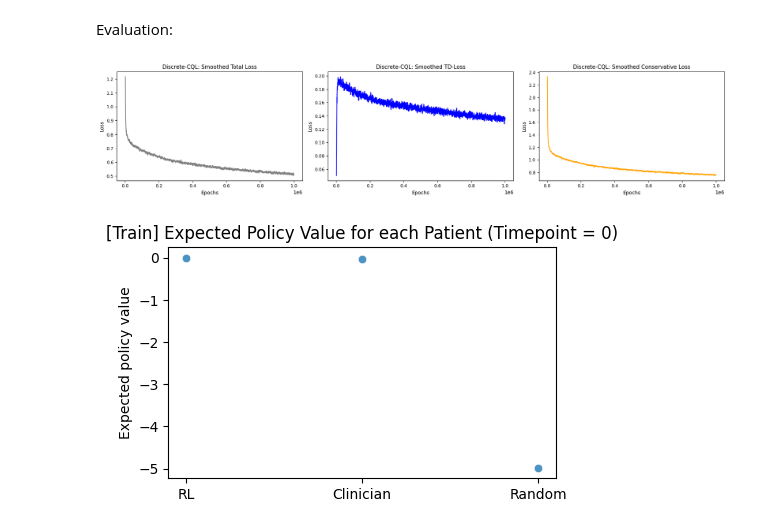
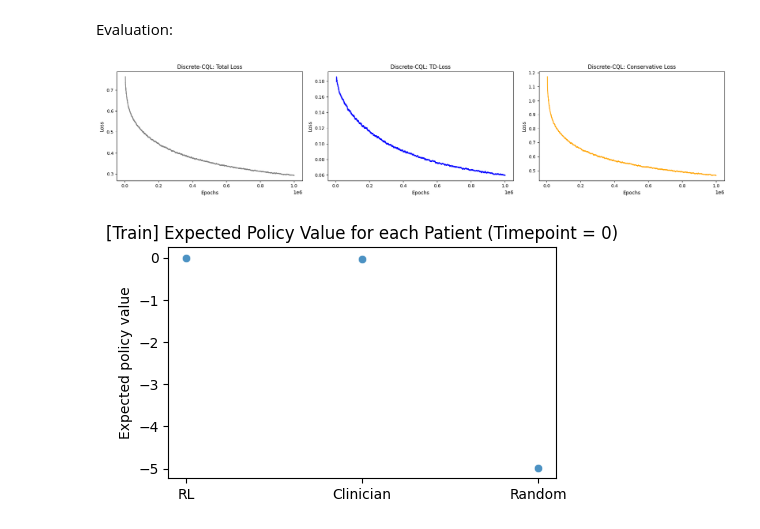
Before and after one commit to RuoqingEvelineWang/CS5446, a Jupyter notebook: notebooks/Clare-Hypotension.ipynb, the cells around one changed output. Drawn from its saved outputs; the diff is of its cells as text; code cells hidden in the pictures.

```diff
--- a/notebooks/Clare-Hypotension.ipynb
+++ b/notebooks/Clare-Hypotension.ipynb
@@ -874,7 +823,7 @@ class DiscreteCQL:
         # copy weights to target model
         self.target_network.load_state_dict(self.q_network.state_dict())
 
-        self.optimizer = optim.Adam(self.q_network.parameters(), lr=1e-5)
+        self.optimizer = optim.Adam(self.q_network.parameters(), lr=1e-4)
 
         # losses
         self.td_losses = []
@@ -953,5 +902,5 @@ class DiscreteCQL:
 # %%
 # train discrete cql agent
 discrete_cql_agent = DiscreteCQL(state_dim=18, action_dim=16)
-discrete_cql_agent.train(replay_buffer, num_steps=1000000)
+discrete_cql_agent.train(replay_buffer, num_steps=600000)
 # %% [output]
@@ -974,0 +924,3 @@ discrete_cql_agent.train(replay_buffer, num_steps=1000000)
+# %%
+# continue training
+discrete_cql_agent.train(replay_buffer, num_steps=400000)
@@ -974,0 +945,3 @@ discrete_cql_agent.train(replay_buffer, num_steps=1000000)
+# %%
+# continue training
+discrete_cql_agent.train(replay_buffer, num_steps=500000)
@@ -980,36 +956,36 @@ discrete_cql_agent.save_model(filepath="DiscreteCQL/models.pth")
 Evaluation:
 # %%
 # Smoothing with a window size of 5000
-window_size = 2000
+window_size = 5000
 smoothed_losses = smooth(discrete_cql_agent.cql_losses, window_size)
 smoothed_td_losses = smooth(discrete_cql_agent.td_losses, window_size)
 smoothed_cons_losses = smooth(discrete_cql_agent.conservative_losses, window_size)
 
 # Plotting
 fig, (ax1, ax2, ax3) = plt.subplots(1, 3, figsize=(18, 4))
 
 ax1.plot(range(window_size-1, len(discrete_cql_agent.cql_losses)), smoothed_losses, label="Total Loss", color="gray")
 ax1.set_xlabel("Epochs", size=10)
 ax1.set_ylabel("Loss", size=10)
-ax1.set_title("Discrete-CQL: Smoothed Total Loss", size=11)
+ax1.set_title("Discrete-CQL: Total Loss", size=11)
 ax1.tick_params(labelsize=9)
 
 ax2.plot(range(window_size-1, len(discrete_cql_agent.td_losses)), smoothed_td_losses, label="TD Loss", color="blue")
 ax2.set_xlabel("Epochs", size=10)
 ax2.set_ylabel("Loss", size=10)
-ax2.set_title("Discrete-CQL: Smoothed TD-Loss", size=11)
+ax2.set_title("Discrete-CQL: TD-Loss", size=11)
 ax2.tick_params(labelsize=9)
 
 ax3.plot(range(window_size-1, len(discrete_cql_agent.conservative_losses)), smoothed_cons_losses, label="Conservative Loss", color='orange')
 ax3.set_xlabel("Epochs", size=10)
 ax3.set_ylabel("Loss", size=10)
-ax3.set_title("Discrete-CQL: Smoothed Conservative Loss", size=11)
+ax3.set_title("Discrete-CQL: Conservative Loss", size=11)
 ax3.tick_params(labelsize=9)
 
 plt.tight_layout()
 plt.show()
 # %% [output]
-[figure, old version]
+[figure, new version]
 # %%
 # evaluation on training
 Q_RL = 0
```
Also changed, not shown: parts of 27 cells of this notebook.
